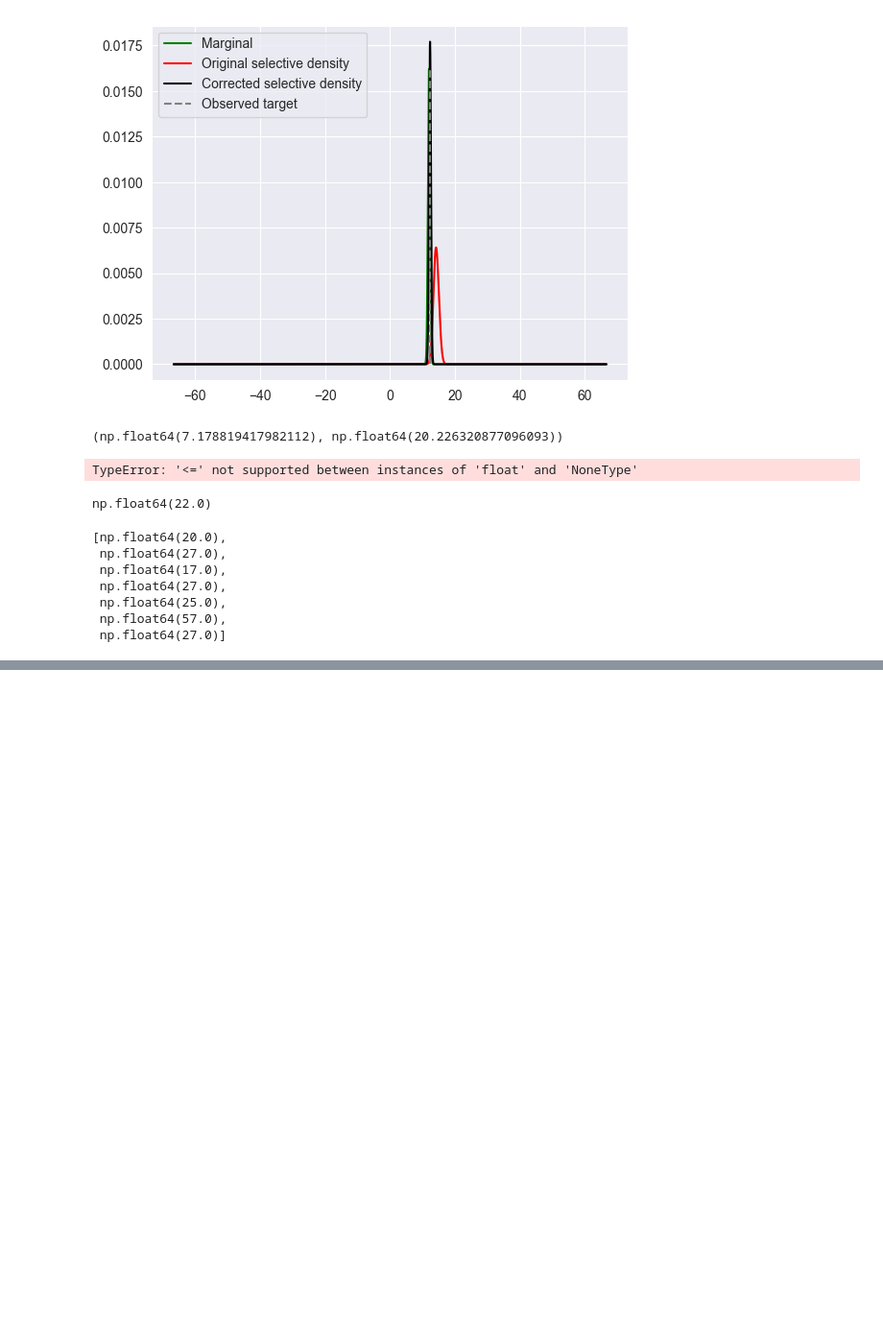
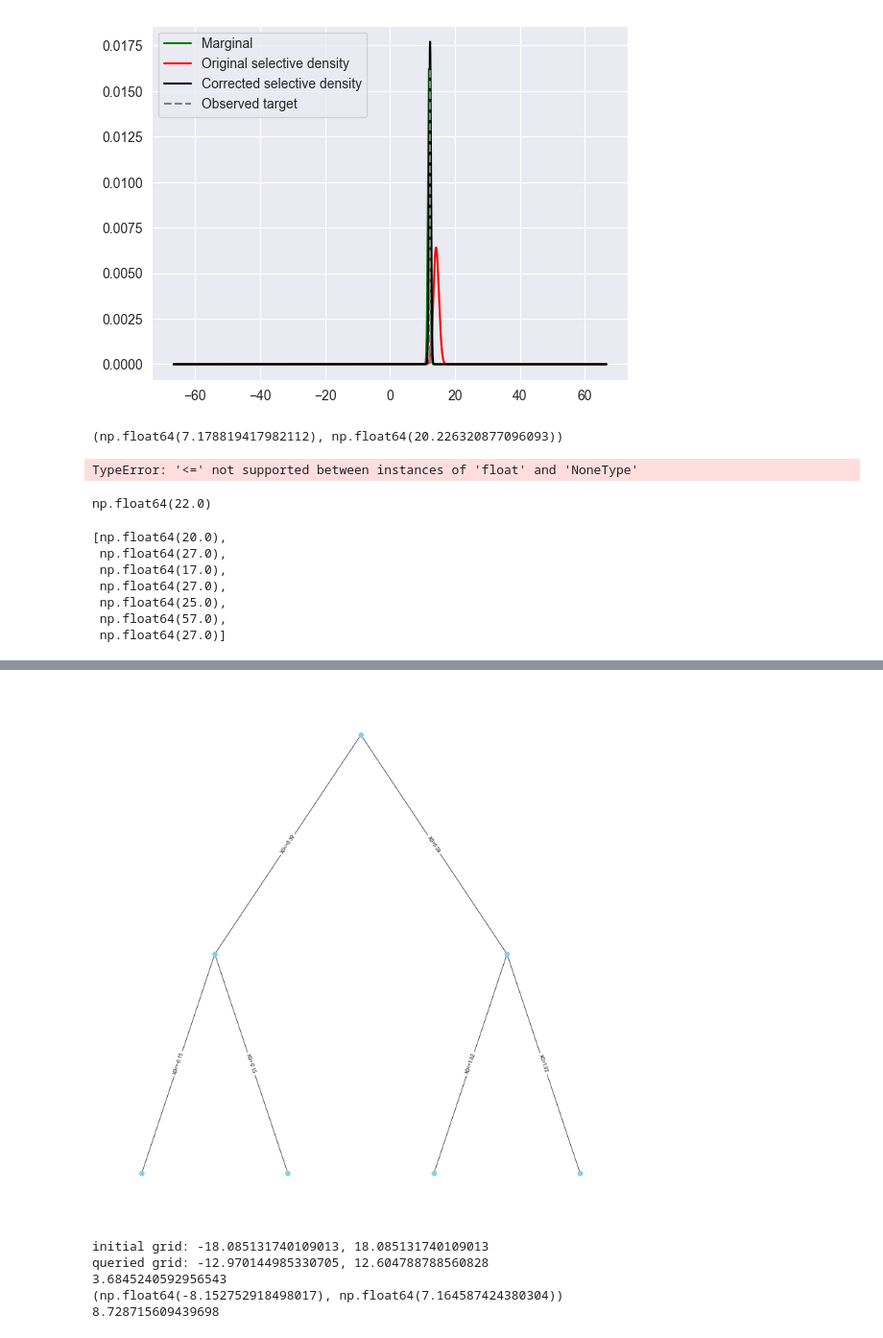
Before and after one commit to yiling-h/SI-CART, a Jupyter notebook: test_condl_node_inf.ipynb, the cells around one changed output, grey strips where cells are left out. Shown at 96% size. Drawn from its saved outputs; the diff is of its cells as text; code cells hidden in the pictures; blank space fills up the shorter version.

```diff
--- a/test_condl_node_inf.ipynb
+++ b/test_condl_node_inf.ipynb
@@ -2078,0 +2094,58 @@ np.float64(0.78)
+# %%
+n = 50
+p = 5
+
+# [3, 20, 21, 23, 25, 33, 34, 35, 47, 49, 59, 70, 74, 75, 78, 93, 94, 98]
+np.random.seed(1038)
+X = np.random.normal(size=(n, p))
+a = 1
+b = 2
+
+mu = b * ((X[:, 0] <= 0) * (1 + a * (X[:, 1] > 0) + (X[:, 2] * X[:, 1] <= 0)))
+sd = 2
+noise_sd = 1
+y = mu + np.random.normal(size=(n,), scale=sd)
+# Create and train the regression tree
+reg_tree = RegressionTree(max_depth=2, min_proportion=0,
+                          min_samples_split=10, min_bucket=3,)
+# %%
+reg_tree.fit(X, y, sd = noise_sd * sd)
+# %%
+draw_tree(reg_tree.root)
+# %% [output]
+[figure, added]
+# %%
+t1 = time()
+"""pval, dist, contrast, norm_contrast, obs_tar, logW, suff, sel_probs, ref_hat_layer \
+            = (reg_tree.node_inference(node=reg_tree.terminal_nodes[0],
+                                       ngrid=10000,
+                                       ncoarse=100,
+                                       grid_w_const=5,
+                                       query_grid=False,
+                                       query_size=100,
+                                       sd=sd, interp_kind='quadratic',
+                                       use_cvxpy=True))"""
+
+(pval, dist, contrast, norm_contrast, obs_tar, logW, suff,
+         sel_probs, ref_hat_layer, marginal) = (
+            reg_tree.condl_node_inference(node=reg_tree.terminal_nodes[0],
+                                          ngrid=10000,
+                                          ncoarse=100,
+                                          grid_w_const=2*noise_sd,
+                                          reduced_dim=None,
+                                          prop=0.1,
+                                          query_grid=True,
+                                          query_size=100,
+                                          sd=sd, use_cvxpy=False))
+t2 = time()
+print(t2 - t1)
+print(dist.equal_tailed_interval(observed=norm_contrast.dot(y),
+                                 alpha=0.1))
+print(norm_contrast.dot(mu))
+#(np.float64(-1.4004675602178207), np.float64(2.6859088459168543))
+# %% [output]
+initial grid: -18.085131740109013, 18.085131740109013
+queried grid: -12.970144985330705, 12.604788788560828
+3.6845240592956543
+(np.float64(-8.152752918498017), np.float64(7.164587424380304))
+8.728715609439698
```
Also changed, not shown: parts of 12 cells of this notebook, 13 other files.
